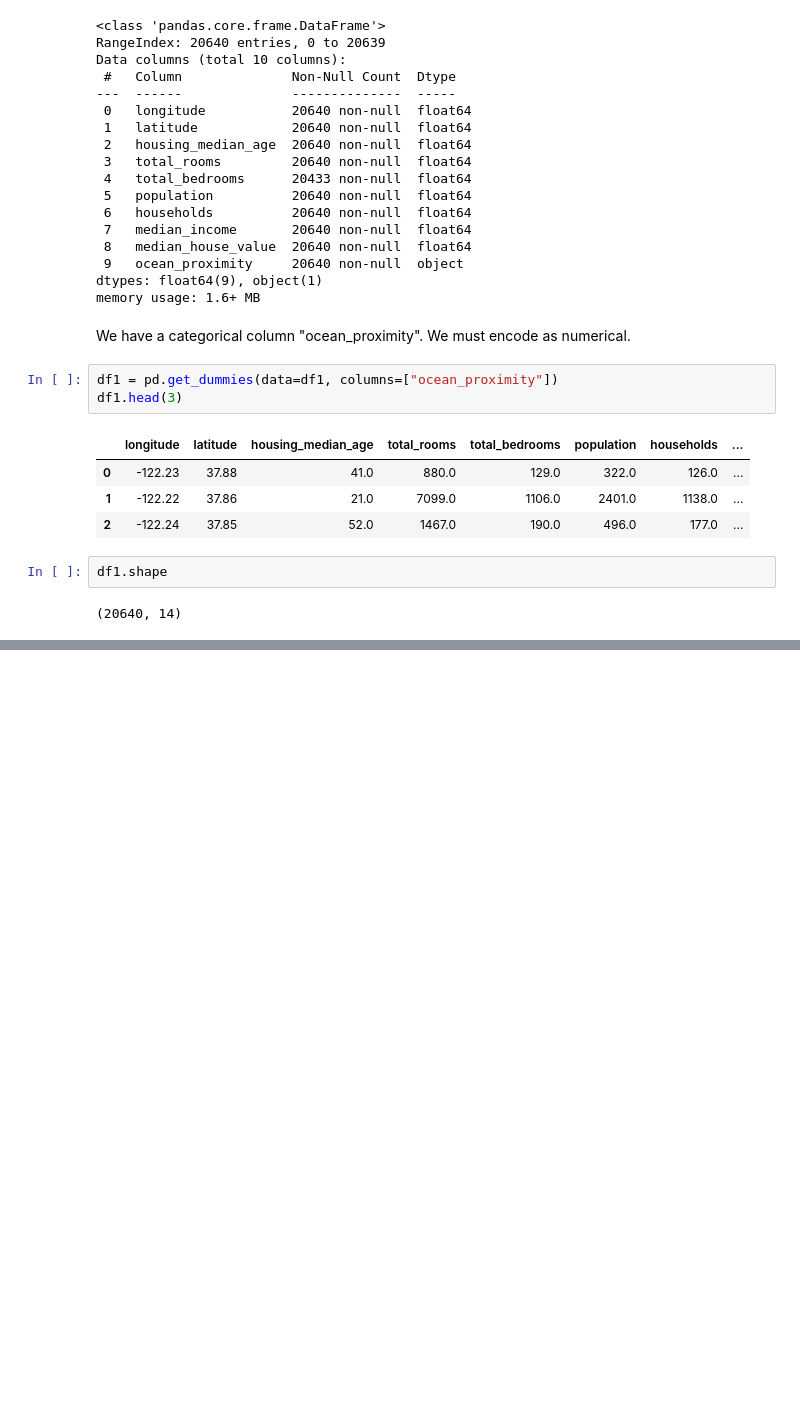
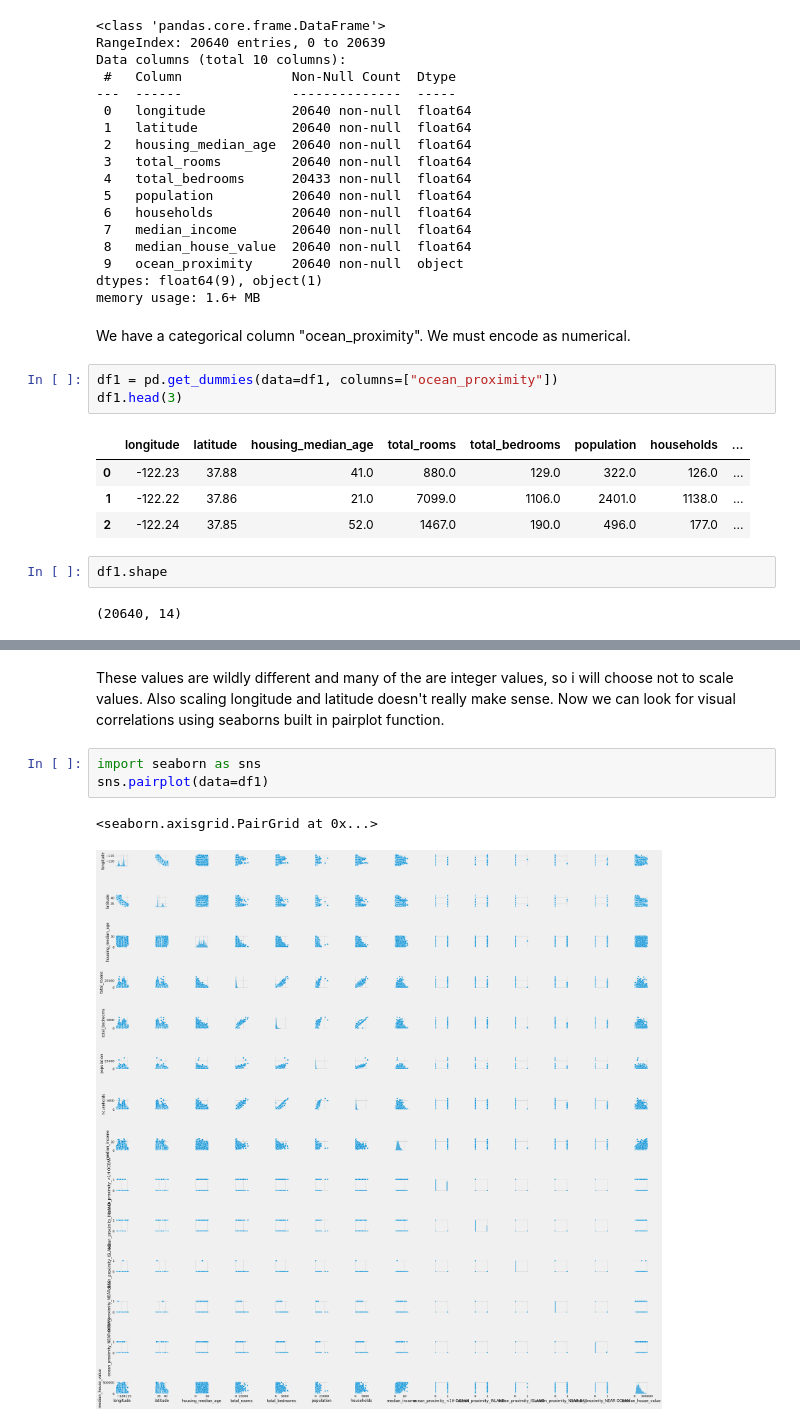
Before and after one commit to johnsonadam187/scikit_ml_projects, a Jupyter notebook: housing_data_multiple_regr.ipynb, the cells around one changed output, grey strips where cells are left out. Cells and saved outputs as stored; diff of their text form; blank space fills up the shorter version.

```diff
--- a/housing_data_multiple_regr.ipynb
+++ b/housing_data_multiple_regr.ipynb
@@ -107,0 +227,8 @@ df1.shape
+# %% [markdown]
+These values are wildly different and many of the are integer values, so i will choose not to scale values. Also scaling longitude and latitude doesn't really make sense. Now we can look for visual correlations using seaborns built in pairplot function.
+# %%
+import seaborn as sns
+sns.pairplot(data=df1)
+# %% [output]
+<seaborn.axisgrid.PairGrid at 0x...>
+[figure, added]
```
Also changed, not shown: parts of 74 cells of this notebook.
